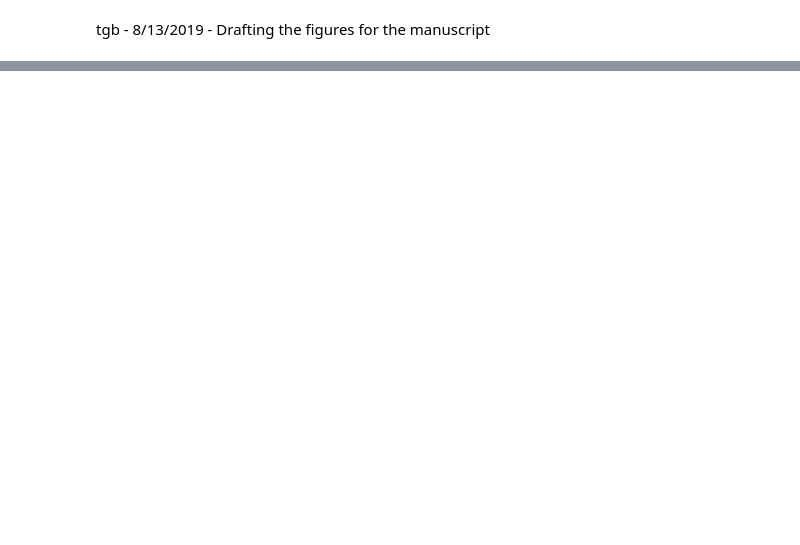
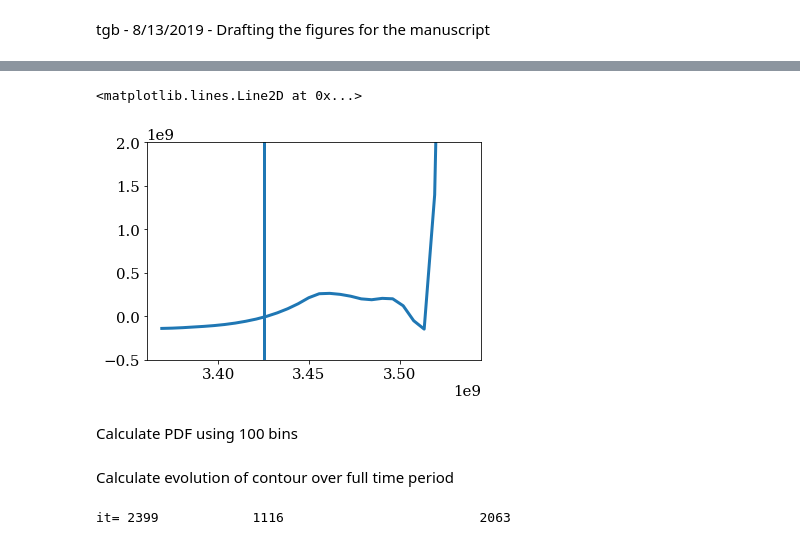
Before and after one commit to tbeucler/2019_WMI, a Jupyter notebook: dev/tbeucler/008_Figures_draft.ipynb, the cells around one changed output, grey strips where cells are left out. Cells and saved outputs as stored; diff of their text form; code cells hidden in the pictures; blank space fills up the shorter version.

```diff
--- a/dev/tbeucler/008_Figures_draft.ipynb
+++ b/dev/tbeucler/008_Figures_draft.ipynb
@@ -23,0 +118,35 @@ OSError: no files to open
+# %%
+plt.rc('text', usetex=False)
+plt.rc('font', family='serif', size=fz)
+mpl.rcParams['lines.linewidth'] = lw
+plt.close('all')
+
+fig,ax = plt.subplots(figsize=(7.5,7.5))
+ax2 = ax.twinx()
+
+# Shading goes in the back
+ax2.fill_between(edgTObin(SPINedges),SPIN_min,SPIN_max,color=1-(1-SPINrgb)/2)
+ax.fill_between(edgTObin(COALedges),COAL_min,COAL_max,color=1-(1-COALrgb)/2)
+ax.fill_between(edgTObin(COARedges),COAR_min,COAR_max,color=1-(1-COARrgb)/2)
+
+# Right axis = Day 11-100
+SPINline = ax2.plot(edgTObin(SPINedges),CWV_PDF_SPIN,color=SPINrgb,label='Day0 - Day11')
+
+ax2.set_ylabel(r'$\mathrm{PDF\ }\left[\mathrm{kg^{-1}\ m^{2}}\right]$',color=SPINrgb)
+ax2.spines['right'].set_color(SPINrgb)
+ax2.tick_params(axis='y', colors=SPINrgb)
+ax2.set_ylim((0,ax2.get_ylim()[1]))
+leg2 = ax2.legend(frameon=False,bbox_to_anchor=(0,0,0.95,1))
+
+# Left axis = Day0-Day11
+COALline = ax.plot(edgTObin(COALedges),CWV_PDF_COAL,color=COALrgb,label='Day11 - Day25')
+
+COARline = ax.plot(edgTObin(COARedges),CWV_PDF_COAR,color=COARrgb,label='Day85 - Day100')
+
+leg = ax.legend(frameon=False,bbox_to_anchor=(0,0,1,0.95))
+ax.set_xlabel(r'$\mathrm{Column\ Water\ Vapor\ }\left[\mathrm{kg\ m^{-2}}\right]$')
+ax.set_ylabel(r'$\mathrm{PDF\ }\left[\mathrm{kg^{-1}\ m^{2}}\right]$')
+ax.set_ylim((0,ax.get_ylim()[1]))
+ax.set_title('(a) PDF of CWV for reference RCE simulation')
+
+plt.draw()
@@ -23,0 +165,2 @@ OSError: no files to open
+# %%
+bin0=np.percentile(a=RCE300.FMSE[-24*7:,:,:],q=50,axis=(0,1,2))
@@ -23,0 +169,2 @@ OSError: no files to open
+# %%
+F,binm,V = Landau.Landau_energy(RCE300.FMSE,dMSE_dt,bin0,N_bins=30)
@@ -23,0 +178,9 @@ OSError: no files to open
+# %%
+plt.plot(binm,V)
+plt.ylim((-5e8,2e9))
+plt.axvline(x=bin0)
+# %% [output]
+<matplotlib.lines.Line2D at 0x...>
+[figure, added]
+# %% [markdown]
+Calculate PDF using 100 bins
@@ -23,0 +189,17 @@ OSError: no files to open
+# %% [markdown]
+Calculate evolution of contour over full time period
+# %%
+dx = 3.3e3
+CL = np.zeros((np.size(tcoor),))
+
+for it,t in enumerate(tcoor):
+    print('it=',it,'           ',end='\r')
+    Contour = curve.get_contours(RCE300.FMSE[it,:,:]>\
+                                 np.median(RCE300.FMSE[it,:,:],axis=(0,1))[np.newaxis,np.newaxis],
+                                 minLength=0)
+    L = 0
+    for i,contour in enumerate(Contour):
+        L += np.sum(contour*dx)
+    CL[it] = L
+# %% [output]
+it= 2399            1116                         2063
```
Also changed, not shown: parts of 32 cells of this notebook.
